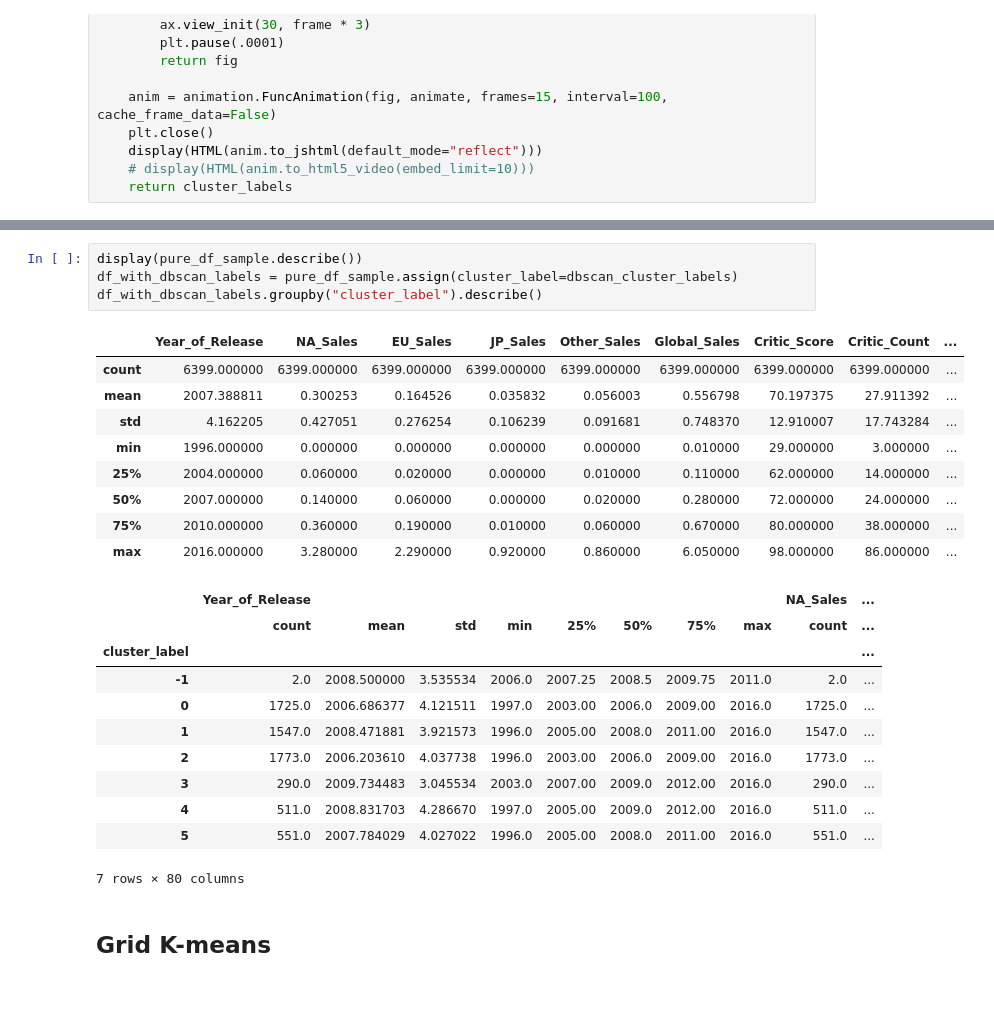
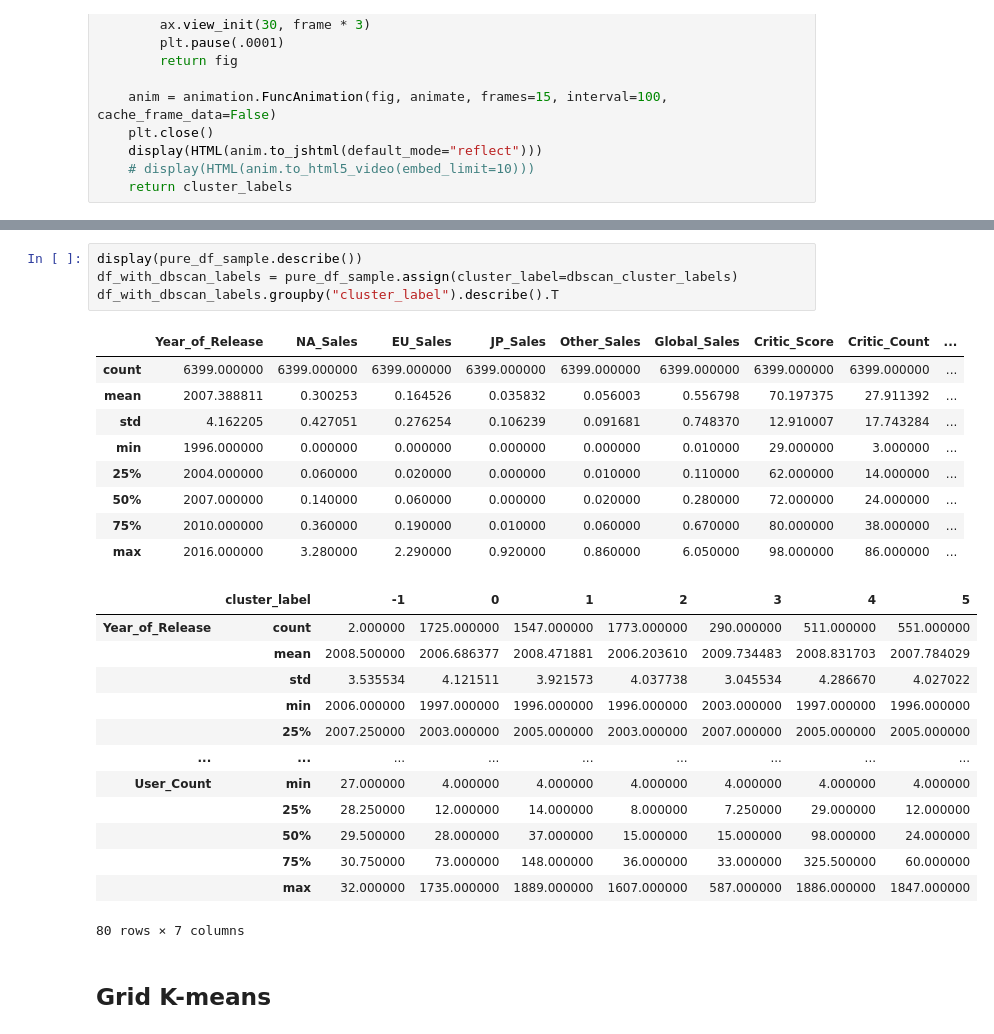
Before and after one commit to tsopeh/unsupervised_learning, a Jupyter notebook: video_games.ipynb, the cells around one changed output, grey strips where cells are left out. Cells and saved outputs as stored; diff of their text form; blank space fills up the shorter version.

Commit message:
transpose describe

```diff
--- a/video_games.ipynb
+++ b/video_games.ipynb
@@ -570,28 +576,30 @@ dbscan_cluster_labels = pca_dbscan(new_df)
 # %%
 display(pure_df_sample.describe())
 df_with_dbscan_labels = pure_df_sample.assign(cluster_label=dbscan_cluster_labels)
-df_with_dbscan_labels.groupby("cluster_label").describe()
+df_with_dbscan_labels.groupby("cluster_label").describe().T
 # %% [output]
 |  | Year_of_Release | NA_Sales | EU_Sales | JP_Sales | Other_Sales | Global_Sales | Critic_Score | Critic_Count | ... |
 | count | 6399.000000 | 6399.000000 | 6399.000000 | 6399.000000 | 6399.000000 | 6399.000000 | 6399.000000 | 6399.000000 | ... |
 | mean | 2007.388811 | 0.300253 | 0.164526 | 0.035832 | 0.056003 | 0.556798 | 70.197375 | 27.911392 | ... |
 | std | 4.162205 | 0.427051 | 0.276254 | 0.106239 | 0.091681 | 0.748370 | 12.910007 | 17.743284 | ... |
 | min | 1996.000000 | 0.000000 | 0.000000 | 0.000000 | 0.000000 | 0.010000 | 29.000000 | 3.000000 | ... |
 | 25% | 2004.000000 | 0.060000 | 0.020000 | 0.000000 | 0.010000 | 0.110000 | 62.000000 | 14.000000 | ... |
 | 50% | 2007.000000 | 0.140000 | 0.060000 | 0.000000 | 0.020000 | 0.280000 | 72.000000 | 24.000000 | ... |
 | 75% | 2010.000000 | 0.360000 | 0.190000 | 0.010000 | 0.060000 | 0.670000 | 80.000000 | 38.000000 | ... |
 | max | 2016.000000 | 3.280000 | 2.290000 | 0.920000 | 0.860000 | 6.050000 | 98.000000 | 86.000000 | ... |
-|  | Year_of_Release |  |  |  |  |  |  |  | NA_Sales | ... |
-|  | count | mean | std | min | 25% | 50% | 75% | max | count | ... |
-| cluster_label |  |  |  |  |  |  |  |  |  | ... |
-| -1 | 2.0 | 2008.500000 | 3.535534 | 2006.0 | 2007.25 | 2008.5 | 2009.75 | 2011.0 | 2.0 | ... |
-| 0 | 1725.0 | 2006.686377 | 4.121511 | 1997.0 | 2003.00 | 2006.0 | 2009.00 | 2016.0 | 1725.0 | ... |
-| 1 | 1547.0 | 2008.471881 | 3.921573 | 1996.0 | 2005.00 | 2008.0 | 2011.00 | 2016.0 | 1547.0 | ... |
-| 2 | 1773.0 | 2006.203610 | 4.037738 | 1996.0 | 2003.00 | 2006.0 | 2009.00 | 2016.0 | 1773.0 | ... |
-| 3 | 290.0 | 2009.734483 | 3.045534 | 2003.0 | 2007.00 | 2009.0 | 2012.00 | 2016.0 | 290.0 | ... |
-| 4 | 511.0 | 2008.831703 | 4.286670 | 1997.0 | 2005.00 | 2009.0 | 2012.00 | 2016.0 | 511.0 | ... |
-| 5 | 551.0 | 2007.784029 | 4.027022 | 1996.0 | 2005.00 | 2008.0 | 2011.00 | 2016.0 | 551.0 | ... |
+|  | cluster_label | -1 | 0 | 1 | 2 | 3 | 4 | 5 |
+| Year_of_Release | count | 2.000000 | 1725.000000 | 1547.000000 | 1773.000000 | 290.000000 | 511.000000 | 551.000000 |
+|  | mean | 2008.500000 | 2006.686377 | 2008.471881 | 2006.203610 | 2009.734483 | 2008.831703 | 2007.784029 |
+|  | std | 3.535534 | 4.121511 | 3.921573 | 4.037738 | 3.045534 | 4.286670 | 4.027022 |
+|  | min | 2006.000000 | 1997.000000 | 1996.000000 | 1996.000000 | 2003.000000 | 1997.000000 | 1996.000000 |
+|  | 25% | 2007.250000 | 2003.000000 | 2005.000000 | 2003.000000 | 2007.000000 | 2005.000000 | 2005.000000 |
+| ... | ... | ... | ... | ... | ... | ... | ... | ... |
+| User_Count | min | 27.000000 | 4.000000 | 4.000000 | 4.000000 | 4.000000 | 4.000000 | 4.000000 |
+|  | 25% | 28.250000 | 12.000000 | 14.000000 | 8.000000 | 7.250000 | 29.000000 | 12.000000 |
+|  | 50% | 29.500000 | 28.000000 | 37.000000 | 15.000000 | 15.000000 | 98.000000 | 24.000000 |
+|  | 75% | 30.750000 | 73.000000 | 148.000000 | 36.000000 | 33.000000 | 325.500000 | 60.000000 |
+|  | max | 32.000000 | 1735.000000 | 1889.000000 | 1607.000000 | 587.000000 | 1886.000000 | 1847.000000 |
-7 rows × 80 columns
+80 rows × 7 columns
 # %% [markdown]
 ## Grid K-means
 # %%
```
Also changed, not shown: parts of 5 cells of this notebook.
